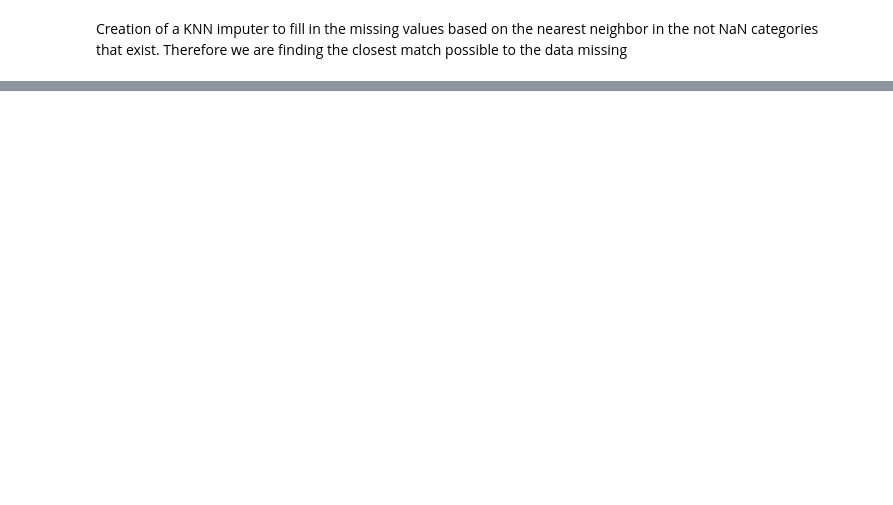
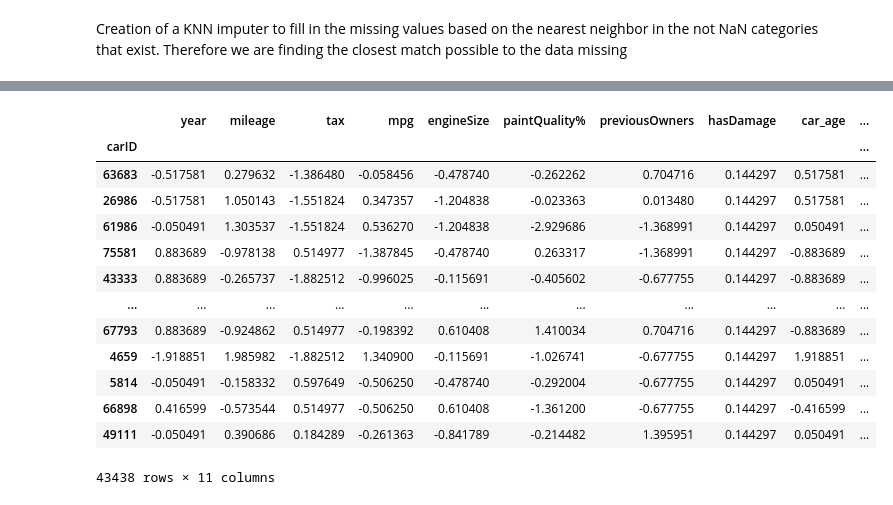
Before and after one commit to Filipesteves974/Machine-Learning-project, a Jupyter notebook: final.ipynb, the cells around one changed output, grey strips where cells are left out. Drawn from its saved outputs; the diff is of its cells as text; code cells hidden in the pictures; blank space fills up the shorter version.

```diff
--- a/final.ipynb
+++ b/final.ipynb
@@ -1072,0 +1226,14 @@ dtype: int64
+# %%
+from sklearn.preprocessing import StandardScaler
+
+#call function
+scaler = StandardScaler()
+
+#fit to training data
+scaler.fit(X_train_num)
+
+#transform the data
+X_train_num_scaled = scaler.transform(X_train_num) # this will return an array
+
+#show results
+X_train_num_scaled
@@ -1072,0 +1254,19 @@ dtype: int64
+# %%
+# Convert the array to a pandas dataframe
+X_train_num_scaled = pd.DataFrame(X_train_num_scaled, columns = X_train_num.columns).set_index(X_train.index)
+X_train_num_scaled
+# %% [output]
+|  | year | mileage | tax | mpg | engineSize | paintQuality% | previousOwners | hasDamage | car_age | ... |
+| carID |  |  |  |  |  |  |  |  |  | ... |
+| 63683 | -0.517581 | 0.279632 | -1.386480 | -0.058456 | -0.478740 | -0.262262 | 0.704716 | 0.144297 | 0.517581 | ... |
+| 26986 | -0.517581 | 1.050143 | -1.551824 | 0.347357 | -1.204838 | -0.023363 | 0.013480 | 0.144297 | 0.517581 | ... |
+| 61986 | -0.050491 | 1.303537 | -1.551824 | 0.536270 | -1.204838 | -2.929686 | -1.368991 | 0.144297 | 0.050491 | ... |
+| 75581 | 0.883689 | -0.978138 | 0.514977 | -1.387845 | -0.478740 | 0.263317 | -1.368991 | 0.144297 | -0.883689 | ... |
+| 43333 | 0.883689 | -0.265737 | -1.882512 | -0.996025 | -0.115691 | -0.405602 | -0.677755 | 0.144297 | -0.883689 | ... |
+| ... | ... | ... | ... | ... | ... | ... | ... | ... | ... | ... |
+| 67793 | 0.883689 | -0.924862 | 0.514977 | -0.198392 | 0.610408 | 1.410034 | 0.704716 | 0.144297 | -0.883689 | ... |
+| 4659 | -1.918851 | 1.985982 | -1.882512 | 1.340900 | -0.115691 | -1.026741 | -0.677755 | 0.144297 | 1.918851 | ... |
+| 5814 | -0.050491 | -0.158332 | 0.597649 | -0.506250 | -0.478740 | -0.292004 | -0.677755 | 0.144297 | 0.050491 | ... |
+| 66898 | 0.416599 | -0.573544 | 0.514977 | -0.506250 | 0.610408 | -1.361200 | -0.677755 | 0.144297 | -0.416599 | ... |
+| 49111 | -0.050491 | 0.390686 | 0.184289 | -0.261363 | -0.841789 | -0.214482 | 1.395951 | 0.144297 | 0.050491 | ... |
+43438 rows × 11 columns
```
Also changed, not shown: parts of 25 cells of this notebook.
